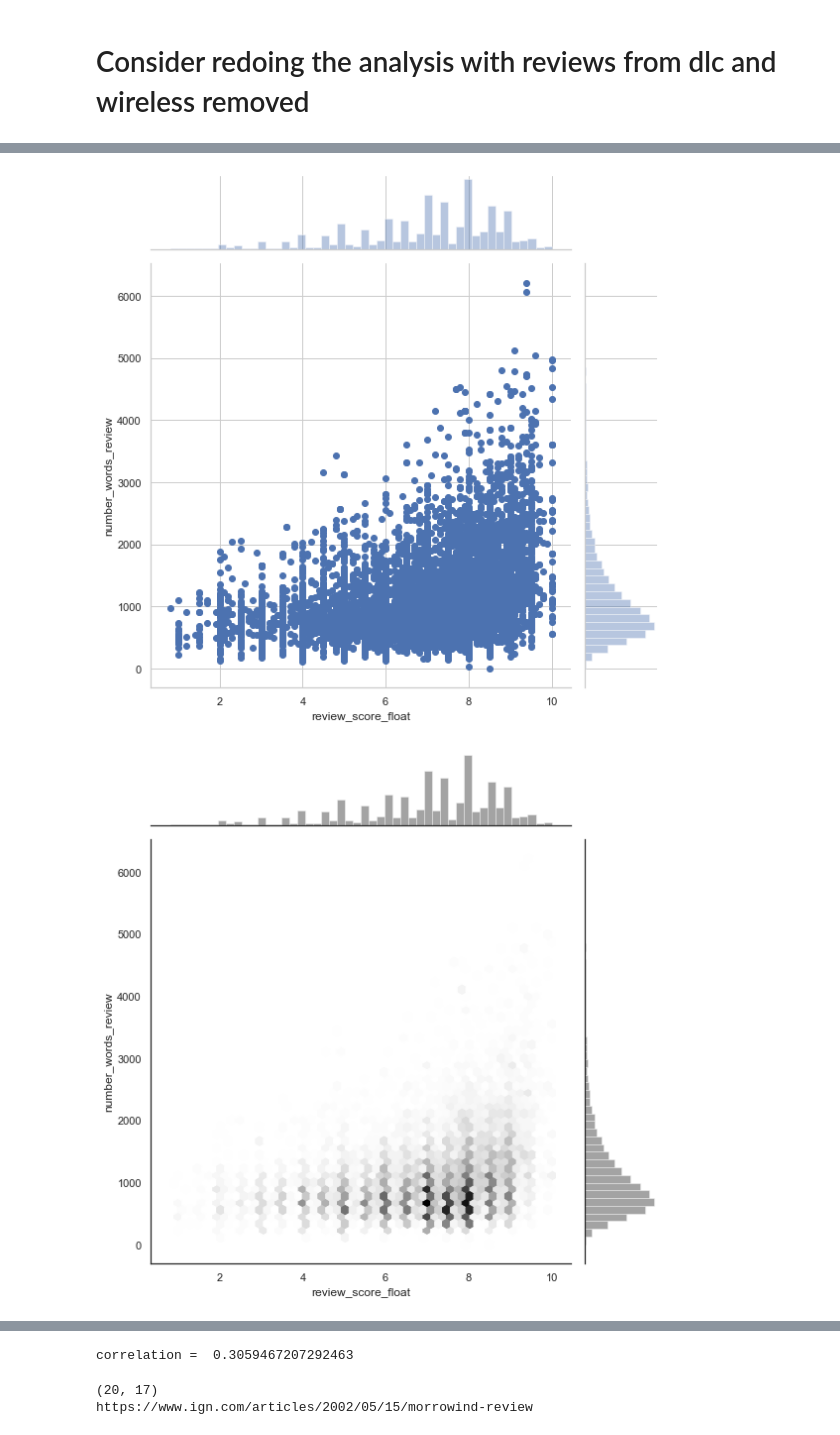
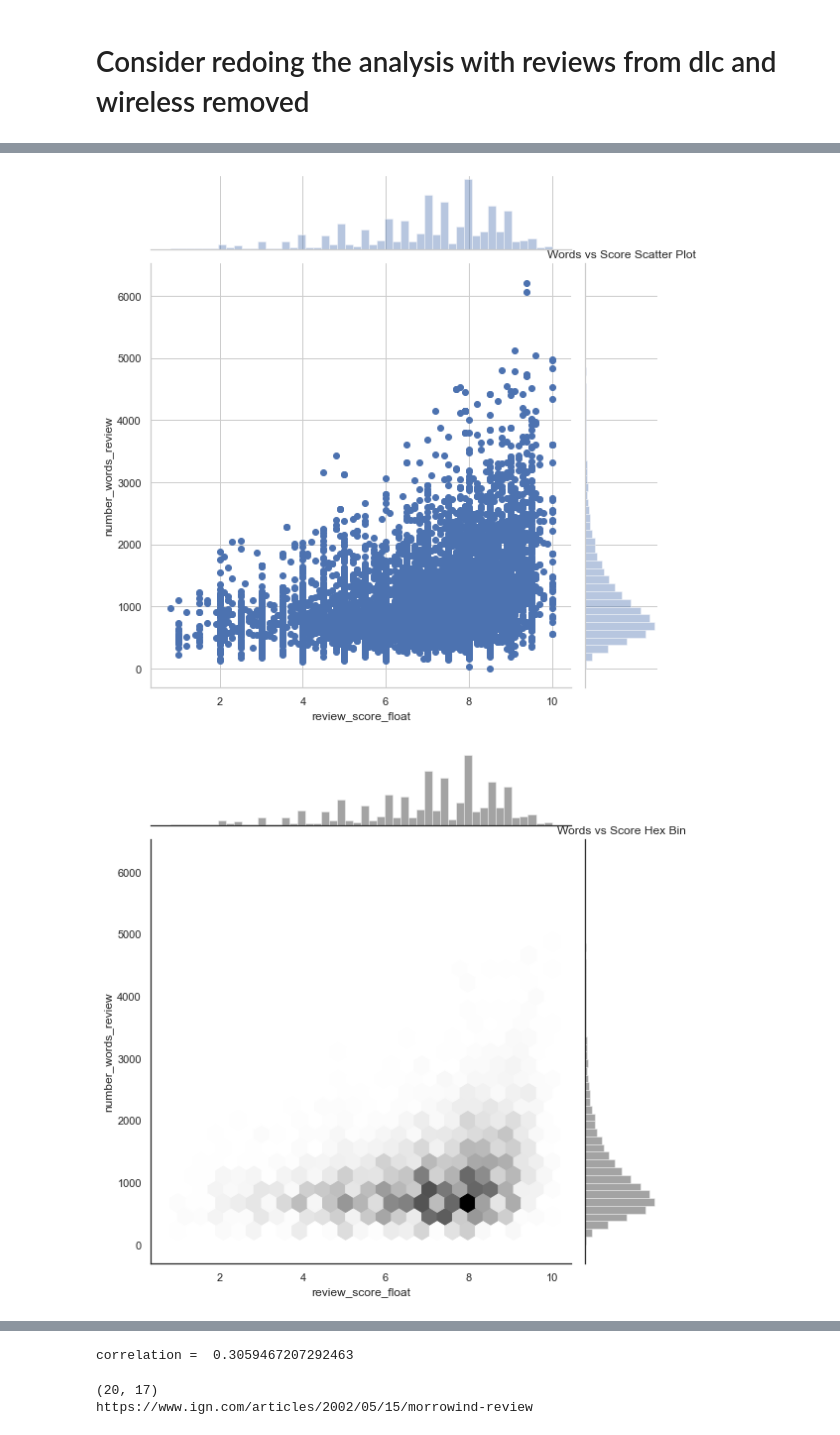
Before and after one commit to terrenceedmonds/ign_analysis, a Jupyter notebook: starting_eda.ipynb, the cells around one changed output, grey strips where cells are left out. Drawn from its saved outputs; the diff is of its cells as text; code cells hidden in the pictures.

```diff
--- a/starting_eda.ipynb
+++ b/starting_eda.ipynb
@@ -153,0 +145,20 @@ plt.show()
+# %%
+# make some basic plots of my numerical stuff
+sns.set(style='whitegrid')
+photo_dir = 'project_notes_or_data/photos_for_presentation/'
+# sns.violinplot(ign_filtered_df['review_score_float'])
+sns.distplot(ign_filtered_df['review_score_float'], bins=19, hist=True)
+plt.xticks(np.arange(0,11,1))
+plt.title('Review Scores')
+plt.savefig(photo_dir+'review_scores_hist.jpg', dpi=200)
+plt.show()
+
+sns.distplot(ign_filtered_df['number_words_review'])
+plt.title('Number of Words in a Review')
+plt.savefig(photo_dir+'words_per_review_hist.jpg', dpi=200)
+plt.show()
+
+sns.distplot(ign_filtered_df['number_character_review'])
+plt.title('Number of Characters in a Review')
+plt.savefig(photo_dir+'characters_per_review_hist.jpg', dpi=200)
+plt.show()
@@ -165,22 +182,35 @@ plt.show()
 # %%
 some_numbers_df = ign_filtered_df[['review_score_float','number_words_review','number_character_review']]
 some_numbers_df.head()
 height = 8
+
+
 sns.jointplot(y='number_words_review', x='review_score_float', data=some_numbers_df, height=height)
+plt.title('Words vs Score Scatter Plot')
+plt.savefig(photo_dir+'words_vs_score_scatter.jpg', dpi=200)
 plt.show()
+
+
 with sns.axes_style('white'):
     sns.jointplot(y='number_words_review', x='review_score_float', data=some_numbers_df,
-                  kind='hex', color='k', height=height)
+                  kind='hex', color='k', height=height, gridsize=25)
+plt.title('Words vs Score Hex Bin')
+plt.savefig(photo_dir+'words_vs_score_hex.jpg', dpi=200)
 plt.show()
+
+
 sns.jointplot(y='number_words_review', x='review_score_float',
               data=some_numbers_df, kind='kde', height=height)
+plt.title('Words vs Score density')
+plt.savefig(photo_dir+'words_vs_score_heat.jpg', dpi=200)
 plt.show()
+
 
 # calculate correlation
 col1 = ign_filtered_df['review_score_float']
 col2 = ign_filtered_df['number_words_review']
 score_word_corr = col1.corr(col2)
 print('correlation = ', score_word_corr)
 # %% [output]
-[figure, old version]
+[figure, new version]
-[figure, old version]
+[figure, new version]
```
Also changed, not shown: parts of 10 cells of this notebook, 17 other files.
